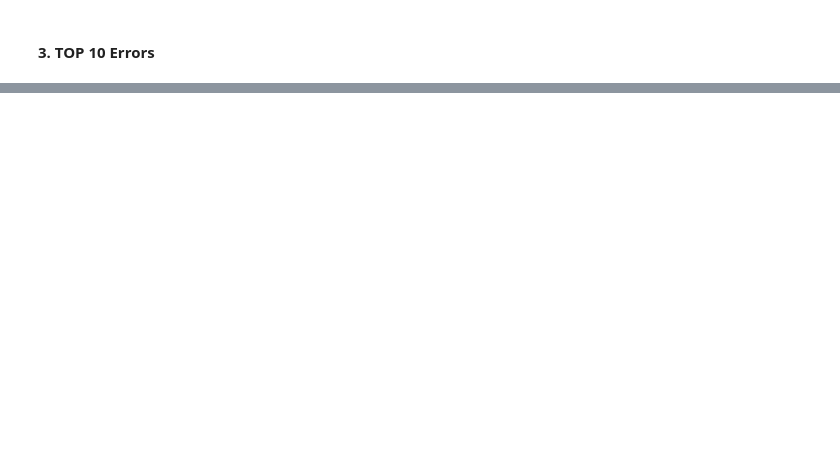
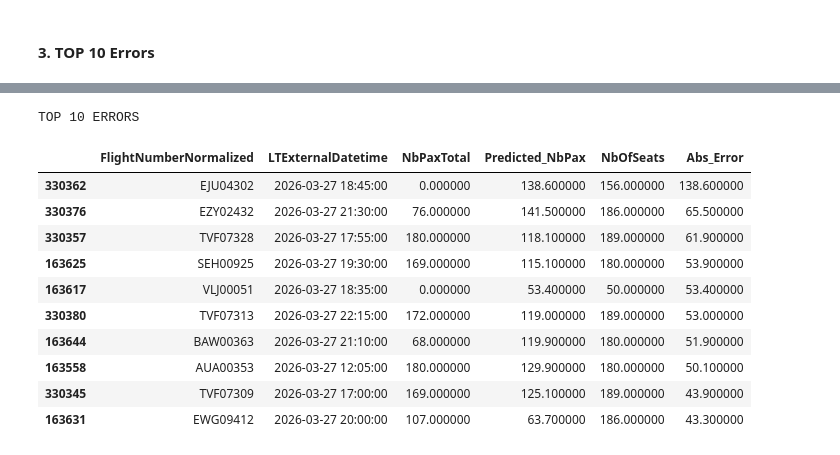
Before and after one commit to VIV-T/M1_Challenge_St_Exupery, a Jupyter notebook: scripts/training/training.ipynb, the cells around one changed output, grey strips where cells are left out. Cells and saved outputs as stored; diff of their text form; code cells hidden in the pictures; blank space fills up the shorter version.

```diff
--- a/scripts/training/training.ipynb
+++ b/scripts/training/training.ipynb
@@ -79,7 +116,0 @@ Index(['IdMovement', 'IdADL', 'IdAircraftType', 'IdBusinessUnitType',
-# %%
-### Remove the less important features.
-# this feature_importance.csv dataset is obtained by training the model once with all the features . Here to save time, we first remove the useless features to test the model performances with the new set of features.
-importance = pd.read_csv(os.path.join(DATA_PATH, 'feature_importance.csv'), encoding='utf-8')
-col_to_rmv_list = importance["feature"].tail(500).tolist()
-
-df = df.drop(columns=col_to_rmv_list)
@@ -198,0 +235,38 @@ print(top_errors_display.to_string(index=False))
+# %%
+analysis_df = valid_df.copy()
+analysis_df['Predicted_NbPax'] = predictions
+analysis_df['Abs_Error'] = np.abs(analysis_df[TARGET] - analysis_df['Predicted_NbPax'])
+top_errors = analysis_df.sort_values(by='Abs_Error', ascending=False).head(10)
+
+def highlight_errors(df):
+
+    # Columns to show
+    columns = ["FlightNumberNormalized", "LTExternalDatetime", TARGET,
+               "Predicted_NbPax", "NbOfSeats", "Abs_Error"]
+
+    # Rounding values
+    display_df = df[columns].copy().head(10)
+    display_df['Predicted_NbPax'] = display_df['Predicted_NbPax'].round(1)
+    display_df['Abs_Error'] = display_df['Abs_Error'].round(1)
+
+    # Style
+    return display_df.style\
+        .background_gradient(subset=['Abs_Error'], cmap='Reds')\
+        .background_gradient(subset=[TARGET], cmap='Blues')\
+        .format({'LTScheduledDatetime': lambda x: x.strftime('%d/%m %H:%M')})\
+        .set_caption("TOP 10 ERRORS")
+
+highlight_errors(top_errors)
+# %% [output]
+TOP 10 ERRORS
+|  | FlightNumberNormalized | LTExternalDatetime | NbPaxTotal | Predicted_NbPax | NbOfSeats | Abs_Error |
+| 330362 | EJU04302 | 2026-03-27 18:45:00 | 0.000000 | 138.600000 | 156.000000 | 138.600000 |
+| 330376 | EZY02432 | 2026-03-27 21:30:00 | 76.000000 | 141.500000 | 186.000000 | 65.500000 |
+| 330357 | TVF07328 | 2026-03-27 17:55:00 | 180.000000 | 118.100000 | 189.000000 | 61.900000 |
+| 163625 | SEH00925 | 2026-03-27 19:30:00 | 169.000000 | 115.100000 | 180.000000 | 53.900000 |
+| 163617 | VLJ00051 | 2026-03-27 18:35:00 | 0.000000 | 53.400000 | 50.000000 | 53.400000 |
+| 330380 | TVF07313 | 2026-03-27 22:15:00 | 172.000000 | 119.000000 | 189.000000 | 53.000000 |
+| 163644 | BAW00363 | 2026-03-27 21:10:00 | 68.000000 | 119.900000 | 180.000000 | 51.900000 |
+| 163558 | AUA00353 | 2026-03-27 12:05:00 | 180.000000 | 129.900000 | 180.000000 | 50.100000 |
+| 330345 | TVF07309 | 2026-03-27 17:00:00 | 169.000000 | 125.100000 | 189.000000 | 43.900000 |
+| 163631 | EWG09412 | 2026-03-27 20:00:00 | 107.000000 | 63.700000 | 186.000000 | 43.300000 |
```
Also changed, not shown: parts of 21 cells of this notebook, 5 other files.
